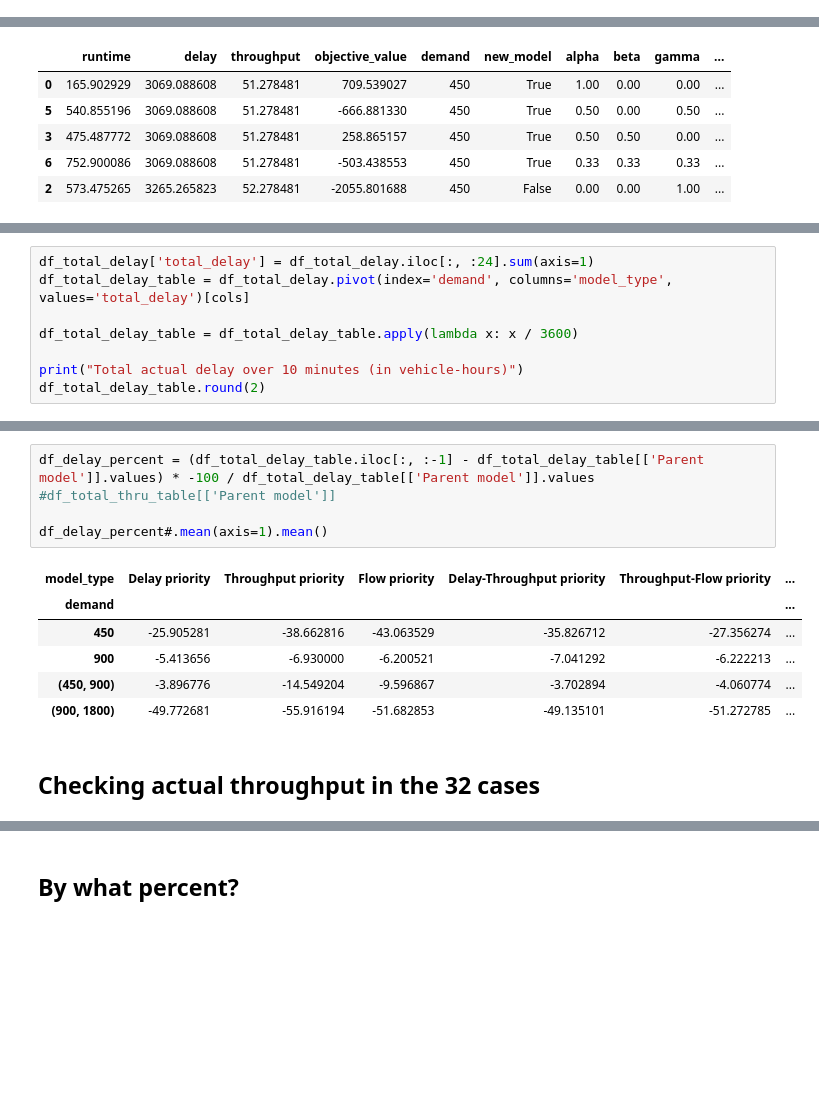
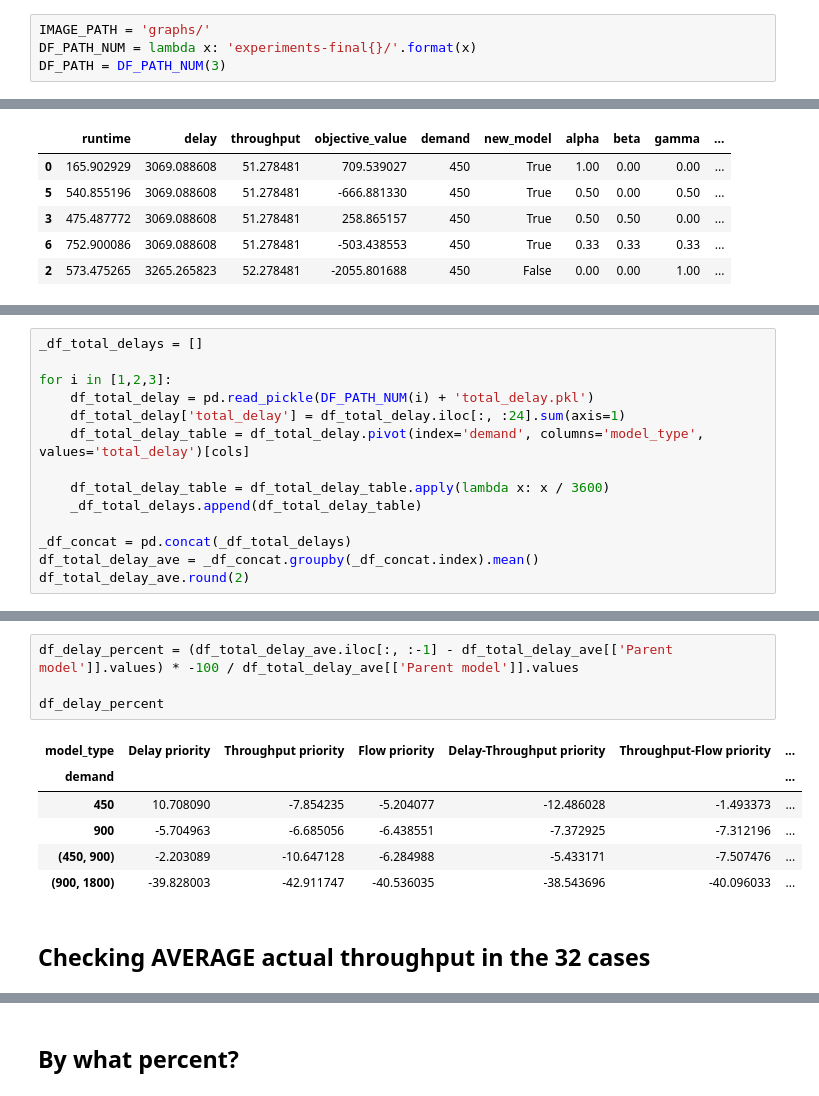
Before and after one commit to DEGABGED/ctm_data_processing, a Jupyter notebook: Analysis of Results.ipynb, the cells around one changed output, grey strips where cells are left out. Drawn from its saved outputs; the diff is of its cells as text; blank space fills up the shorter version.

```diff
--- a/Analysis of Results.ipynb
+++ b/Analysis of Results.ipynb
@@ -10,3 +7,7 @@ DF_PATH = 'experiments/'
+# %%
+IMAGE_PATH = 'graphs/'
+DF_PATH_NUM = lambda x: 'experiments-final{}/'.format(x)
+DF_PATH = DF_PATH_NUM(3)
 # %% [markdown]
 ### Needed Constants and Variables
 # %%
@@ -115,9 +116,15 @@ df_delay_comp.head()
 # %%
-df_total_delay['total_delay'] = df_total_delay.iloc[:, :24].sum(axis=1)
-df_total_delay_table = df_total_delay.pivot(index='demand', columns='model_type', values='total_delay')[cols]
+_df_total_delays = []
 
-df_total_delay_table = df_total_delay_table.apply(lambda x: x / 3600)
+for i in [1,2,3]:
+    df_total_delay = pd.read_pickle(DF_PATH_NUM(i) + 'total_delay.pkl')
+    df_total_delay['total_delay'] = df_total_delay.iloc[:, :24].sum(axis=1)
+    df_total_delay_table = df_total_delay.pivot(index='demand', columns='model_type', values='total_delay')[cols]
 
-print("Total actual delay over 10 minutes (in vehicle-hours)")
-df_total_delay_table.round(2)
+    df_total_delay_table = df_total_delay_table.apply(lambda x: x / 3600)
+    _df_total_delays.append(df_total_delay_table)
+
+_df_concat = pd.concat(_df_total_delays)
+df_total_delay_ave = _df_concat.groupby(_df_concat.index).mean()
+df_total_delay_ave.round(2)
 # %% [output]
@@ -131,15 +137,14 @@ Total actual delay over 10 minutes (in vehicle-hours)
 # %%
-df_delay_percent = (df_total_delay_table.iloc[:, :-1] - df_total_delay_table[['Parent model']].values) * -100 / df_total_delay_table[['Parent model']].values
-#df_total_thru_table[['Parent model']]
+df_delay_percent = (df_total_delay_ave.iloc[:, :-1] - df_total_delay_ave[['Parent model']].values) * -100 / df_total_delay_ave[['Parent model']].values
 
-df_delay_percent#.mean(axis=1).mean()
+df_delay_percent
 # %% [output]
 | model_type | Delay priority | Throughput priority | Flow priority | Delay-Throughput priority | Throughput-Flow priority | ... |
 | demand |  |  |  |  |  | ... |
-| 450 | -25.905281 | -38.662816 | -43.063529 | -35.826712 | -27.356274 | ... |
-| 900 | -5.413656 | -6.930000 | -6.200521 | -7.041292 | -6.222213 | ... |
-| (450, 900) | -3.896776 | -14.549204 | -9.596867 | -3.702894 | -4.060774 | ... |
-| (900, 1800) | -49.772681 | -55.916194 | -51.682853 | -49.135101 | -51.272785 | ... |
+| 450 | 10.708090 | -7.854235 | -5.204077 | -12.486028 | -1.493373 | ... |
+| 900 | -5.704963 | -6.685056 | -6.438551 | -7.372925 | -7.312196 | ... |
+| (450, 900) | -2.203089 | -10.647128 | -6.284988 | -5.433171 | -7.507476 | ... |
+| (900, 1800) | -39.828003 | -42.911747 | -40.536035 | -38.543696 | -40.096033 | ... |
 # %% [markdown]
-## Checking actual throughput in the 32 cases
+## Checking AVERAGE actual throughput in the 32 cases
 # %%
```
Also changed, not shown: parts of 11 cells of this notebook, 1 other file.
